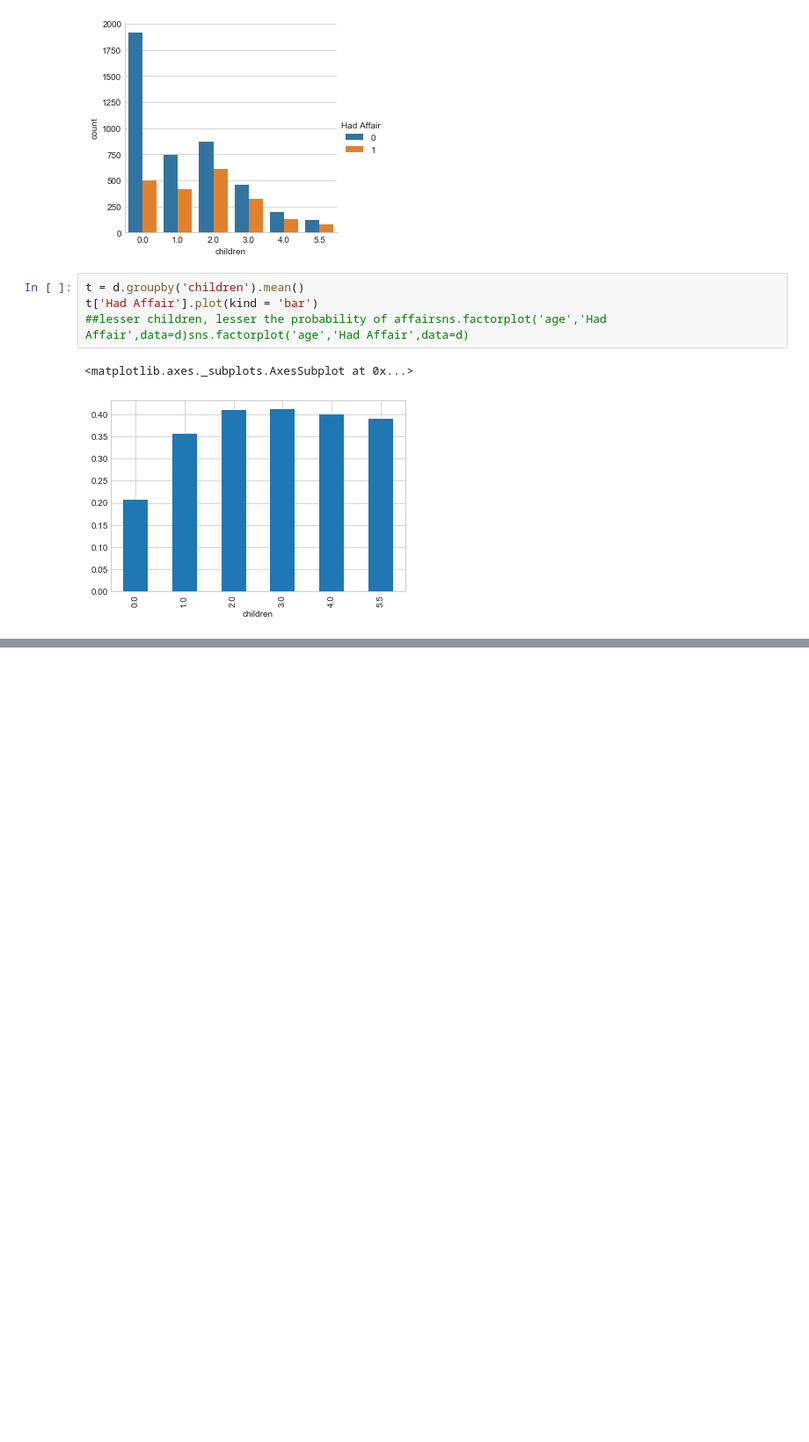
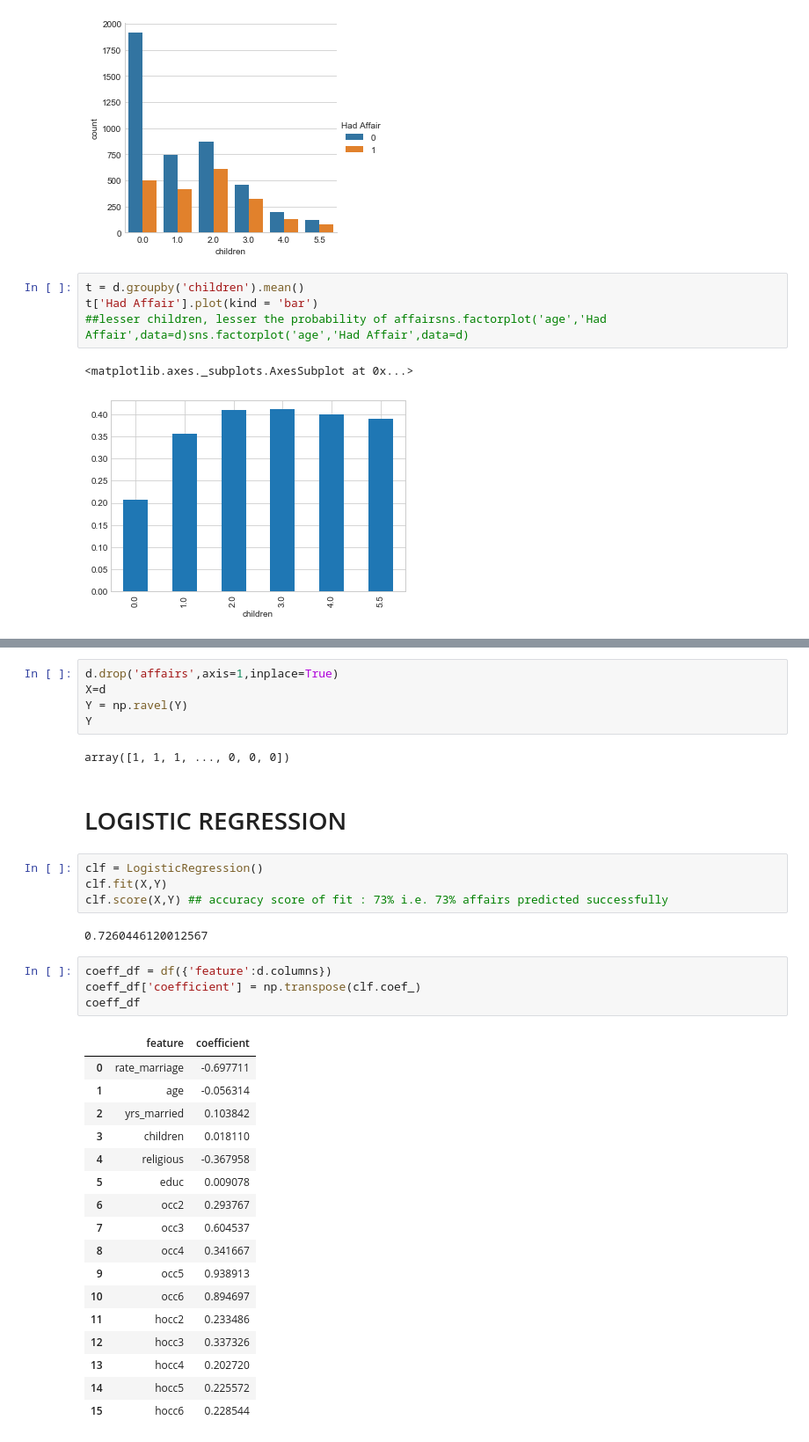
Before and after one commit to sajalsubodh22/machine-learning-udemy, a Jupyter notebook: logistic-regression.ipynb, the cells around one changed output, grey strips where cells are left out. Shown: that part at 88% size. Cells and saved outputs as stored; diff of their text form; blank space fills up the shorter version.

Commit message:
Complete Logistic Regression

```diff
--- a/logistic-regression.ipynb
+++ b/logistic-regression.ipynb
@@ -135,0 +222,37 @@ Name: Had Affair, dtype: int64
+# %%
+d.drop('affairs',axis=1,inplace=True)
+X=d
+Y = np.ravel(Y)
+Y
+# %% [output]
+array([1, 1, 1, ..., 0, 0, 0])
+# %% [markdown]
+# LOGISTIC REGRESSION
+# %%
+clf = LogisticRegression()
+clf.fit(X,Y)
+clf.score(X,Y) ## accuracy score of fit : 73% i.e. 73% affairs predicted successfully
+# %% [output]
+0.7260446120012567
+# %%
+coeff_df = df({'feature':d.columns})
+coeff_df['coefficient'] = np.transpose(clf.coef_)
+coeff_df
+# %% [output]
+|  | feature | coefficient |
+| 0 | rate_marriage | -0.697711 |
+| 1 | age | -0.056314 |
+| 2 | yrs_married | 0.103842 |
+| 3 | children | 0.018110 |
+| 4 | religious | -0.367958 |
+| 5 | educ | 0.009078 |
+| 6 | occ2 | 0.293767 |
+| 7 | occ3 | 0.604537 |
+| 8 | occ4 | 0.341667 |
+| 9 | occ5 | 0.938913 |
+| 10 | occ6 | 0.894697 |
+| 11 | hocc2 | 0.233486 |
+| 12 | hocc3 | 0.337326 |
+| 13 | hocc4 | 0.202720 |
+| 14 | hocc5 | 0.225572 |
+| 15 | hocc6 | 0.228544 |
```
Also changed, not shown: parts of 18 cells of this notebook.
